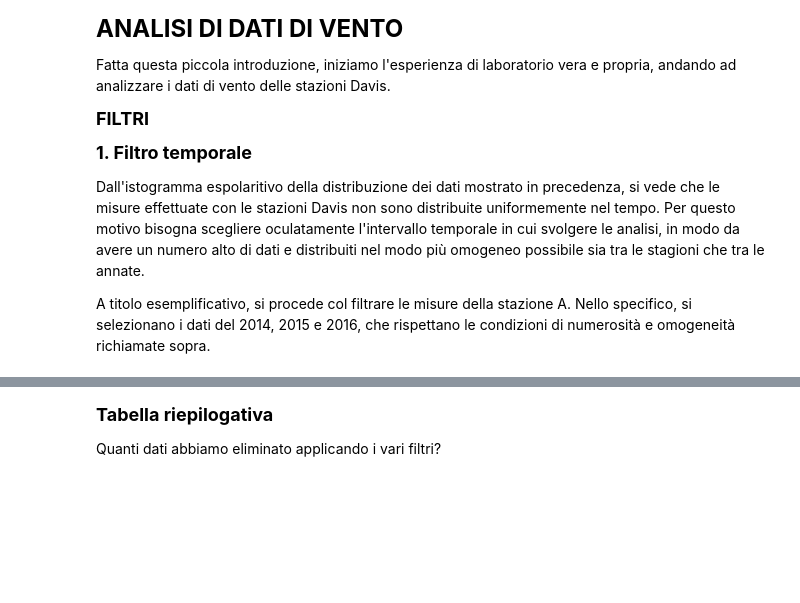
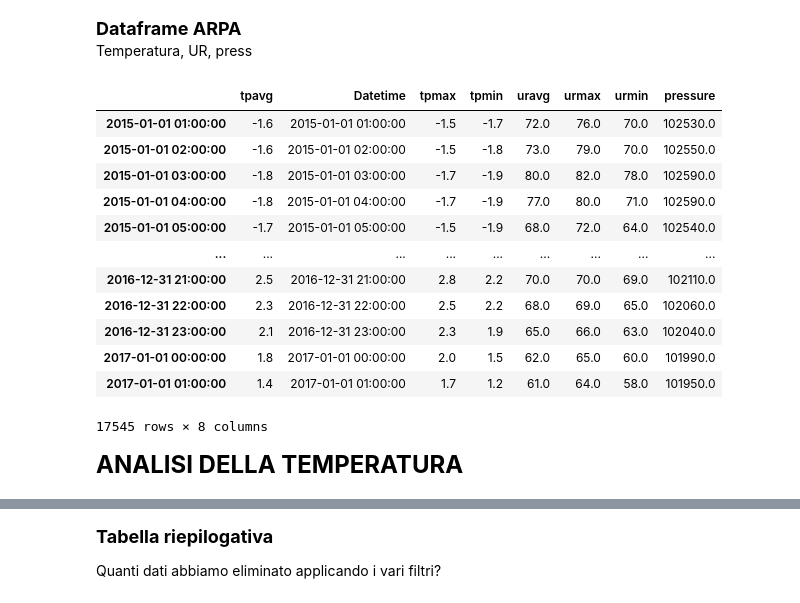
Before and after one commit to FedeJack06/Laboratorio-di-Fisica-dell-Atmosfera, a Jupyter notebook: 1esp/B_Stazioni_Davis.ipynb, the cells around one changed output, grey strips where cells are left out. Cells and saved outputs as stored; diff of their text form; code cells hidden in the pictures; blank space fills up the shorter version.

Commit message:
arpa tp ur pr, filtro plausibilità

```diff
--- a/1esp/Notebook_Stazioni_Davis.ipynb
+++ b/1esp/B_Stazioni_Davis.ipynb
@@ -161,6 +109,0 @@ Inoltre, guardando la dimensione *"Interval"* si vede che le misure sono state p
-# %%
-stazioni = ["A","B","C"]
-
-for stazione in stazioni:
-
-    globals()["df_"+stazione] = globals()["df_"+stazione].sort_values(by='Datetime', ignore_index=True) #riordina indici di riga
@@ -498,12 +157,52 @@ fig_timeseries.savefig(percorso+name) # "fig_timeseries" è il nome dato al graf
+# %% [markdown]
+**<span style="font-size: large;">Dataframe ARPA** <br>
+Temperatura, UR, press
+# %%
+percorso = "./DATI_ARPAE/"
+files = ['tpavg', 'tpmax', 'tpmin', 'uravg', 'urmax', 'urmin', 'pressure']
+for file in files:
+    # Eliminiamo le prime 4 righe che sono dati testuali e gli ultimi valori dell'anno precedente
+    df = pd.read_csv(percorso+'2015-2016_'+file+'_urbana.csv', encoding='ISO-8859-1',names=['Datetime UTC','Fine validità (UTC)',file],
+                        skiprows=4,on_bad_lines='skip')
+    # Eliminiamo inoltre le ultime righe che hanno solo dati testuali
+    df = df[:-2]
+    # Eliminiamo la colonna "Fine validità (UTC)" in quanto disponiamo dell'informazione sulla data già dalla prima colonna.
+    # La seconda colonna ci sta solo ad indicare che le misure sono misure di vento orarie (come già noto dal sito web ARPAE).
+    df.drop(df.columns[1],axis=1, inplace=True)
+
+    # Trasformiamo la colonna tempo in formato Data Anno-Mese-Giorno ora:minuto (come fatto in precedenza)
+    df['Datetime UTC'] = pd.to_datetime(df['Datetime UTC'])
+    df[file] = df[file].astype(float) #tofloat
+
+    #converti to local time
+    local_timezone = pytz.timezone('Etc/GMT-2')
+    df['Datetime'] = df['Datetime UTC'].dt.tz_convert(local_timezone)
+    df['Datetime'] = df['Datetime'].dt.tz_localize(None)
+    df.set_index(df['Datetime'], inplace=True)
+    df.index.name = None
+    df.drop(df.columns[0], axis=1, inplace=True)
+    #print(str(df.Datetime.min()) + " " + str(df.Datetime.max()))
+    #print(df.columns)
+    if file == files[0]:
+        df_ARPAE = df
+    else:
+        df_ARPAE = pd.merge(df_ARPAE, df, on='Datetime', suffixes=(None, '_'+file))
+df_ARPAE.set_index(df_ARPAE['Datetime'], inplace=True)
+df_ARPAE.index.name = None
+df_ARPAE
+# %% [output]
+|  | tpavg | Datetime | tpmax | tpmin | uravg | urmax | urmin | pressure |
+| 2015-01-01 01:00:00 | -1.6 | 2015-01-01 01:00:00 | -1.5 | -1.7 | 72.0 | 76.0 | 70.0 | 102530.0 |
+| 2015-01-01 02:00:00 | -1.6 | 2015-01-01 02:00:00 | -1.5 | -1.8 | 73.0 | 79.0 | 70.0 | 102550.0 |
+| 2015-01-01 03:00:00 | -1.8 | 2015-01-01 03:00:00 | -1.7 | -1.9 | 80.0 | 82.0 | 78.0 | 102590.0 |
+| 2015-01-01 04:00:00 | -1.8 | 2015-01-01 04:00:00 | -1.7 | -1.9 | 77.0 | 80.0 | 71.0 | 102590.0 |
+| 2015-01-01 05:00:00 | -1.7 | 2015-01-01 05:00:00 | -1.5 | -1.9 | 68.0 | 72.0 | 64.0 | 102540.0 |
+| ... | ... | ... | ... | ... | ... | ... | ... | ... |
+| 2016-12-31 21:00:00 | 2.5 | 2016-12-31 21:00:00 | 2.8 | 2.2 | 70.0 | 70.0 | 69.0 | 102110.0 |
+| 2016-12-31 22:00:00 | 2.3 | 2016-12-31 22:00:00 | 2.5 | 2.2 | 68.0 | 69.0 | 65.0 | 102060.0 |
+| 2016-12-31 23:00:00 | 2.1 | 2016-12-31 23:00:00 | 2.3 | 1.9 | 65.0 | 66.0 | 63.0 | 102040.0 |
+| 2017-01-01 00:00:00 | 1.8 | 2017-01-01 00:00:00 | 2.0 | 1.5 | 62.0 | 65.0 | 60.0 | 101990.0 |
+| 2017-01-01 01:00:00 | 1.4 | 2017-01-01 01:00:00 | 1.7 | 1.2 | 61.0 | 64.0 | 58.0 | 101950.0 |
+17545 rows × 8 columns
 # %% [markdown]
-<span style="font-size: x-large;">**ANALISI DI DATI DI VENTO**<span style="font-size: x-large;">
-
-Fatta questa piccola introduzione, iniziamo l'esperienza di laboratorio vera e propria, andando ad analizzare i dati di vento delle stazioni Davis.
-
-<span style="font-size: large;">**FILTRI**
-
-<span style="font-size: large;">**1. Filtro temporale**
-
-Dall'istogramma espolaritivo della distribuzione dei dati mostrato in precedenza, si vede che le misure effettuate con le stazioni Davis non sono distribuite uniformemente nel tempo. Per questo motivo bisogna scegliere oculatamente l'intervallo temporale in cui svolgere le analisi, in modo da avere un numero alto di dati e distribuiti nel modo più omogeneo possibile sia tra le stagioni che tra le annate.
-
-A titolo esemplificativo, si procede col filtrare le misure della stazione A. Nello specifico, si selezionano i dati del 2014, 2015 e 2016, che rispettano le condizioni di numerosità e omogeneità richiamate sopra.
+<span style="font-size: x-large;">**ANALISI DELLA TEMPERATURA**<span style="font-size: x-large;">
```
Also changed, not shown: parts of 61 cells of this notebook, 2 other files.
